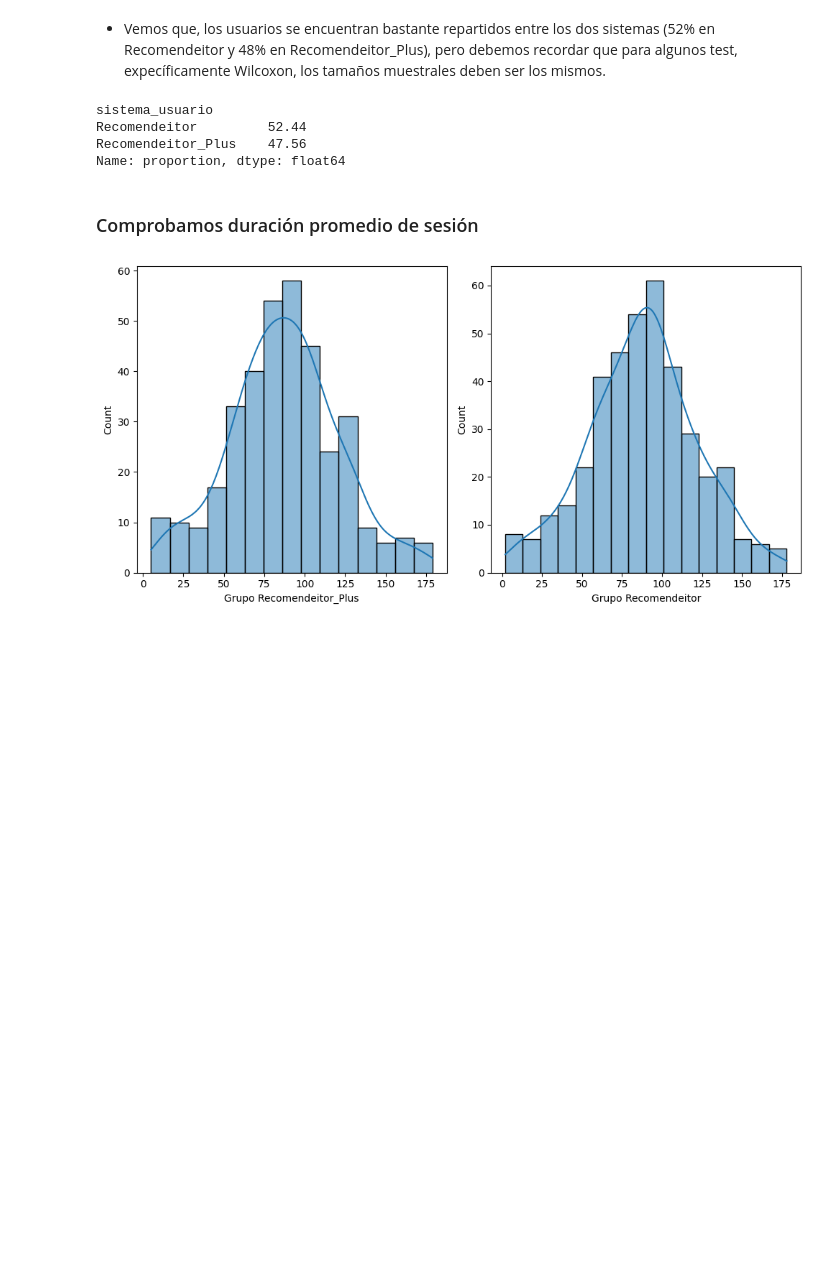
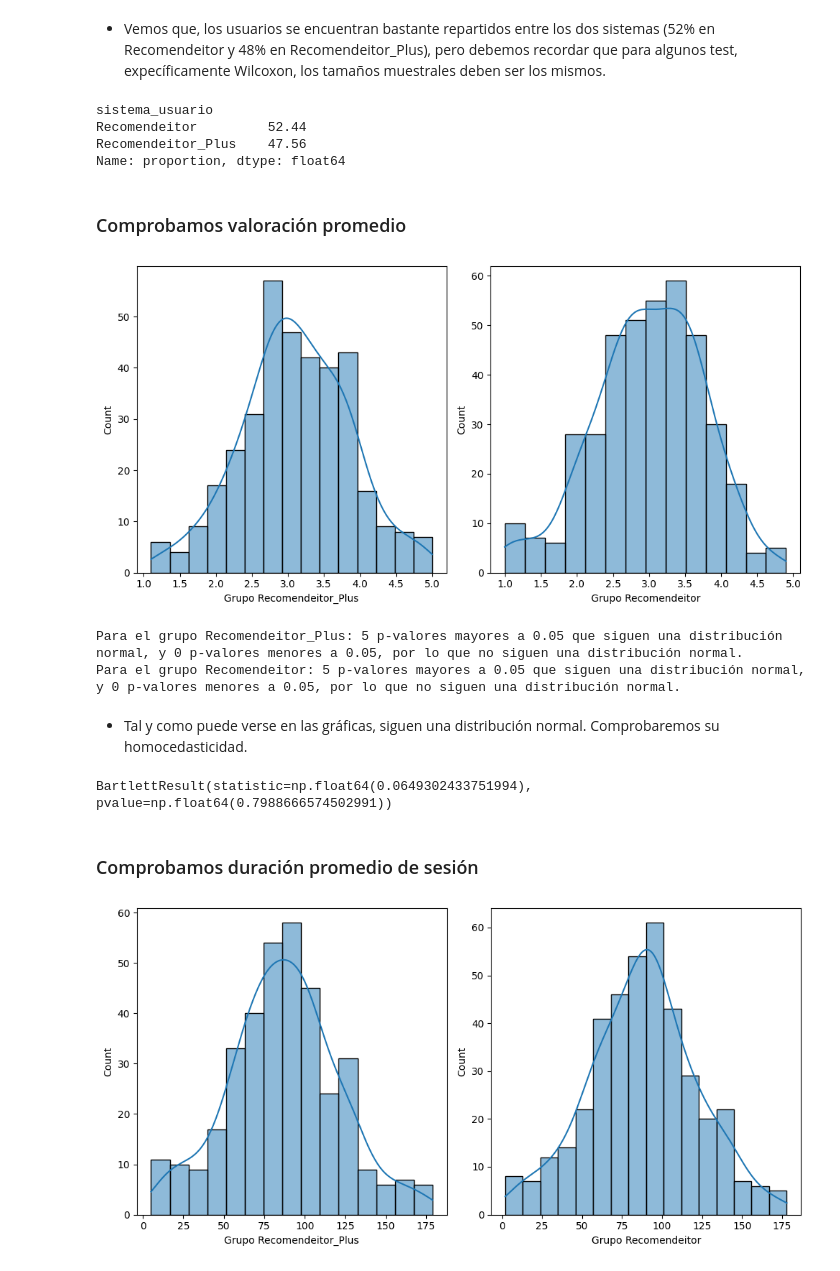
Before and after one commit to davfranco1/Proyecto6-AB-Testing-Streaming, a Jupyter notebook: notebooks/1_QueriesVisualizaciónAnálisis.ipynb, the cells around one changed output. Cells and saved outputs as stored; diff of their text form; code cells hidden in the pictures; blank space fills up the shorter version.

```diff
--- a/notebooks/1_QueriesVisualizaciónAnálisis.ipynb
+++ b/notebooks/1_QueriesVisualizaciónAnálisis.ipynb
@@ -209,6 +209,23 @@ sistema_usuario
 Recomendeitor         52.44
 Recomendeitor_Plus    47.56
 Name: proportion, dtype: float64
+# %% [markdown]
+### Comprobamos valoración promedio
+# %%
+sf.histogramas_homocedasticidad(df_users, "sistema_usuario", "avg_valoracion")
+# %% [output]
+[figure, added]
+# %%
+sf.iteraciones_normalidad(df_users, "sistema_usuario", "avg_valoracion")
+# %% [output]
+Para el grupo Recomendeitor_Plus: 5 p-valores mayores a 0.05 que siguen una distribución normal, y 0 p-valores menores a 0.05, por lo que no siguen una distribución normal.
+Para el grupo Recomendeitor: 5 p-valores mayores a 0.05 que siguen una distribución normal, y 0 p-valores menores a 0.05, por lo que no siguen una distribución normal.
+# %% [markdown]
+- Tal y como puede verse en las gráficas, siguen una distribución normal. Comprobaremos su homocedasticidad.
+# %%
+sf.test_homocedasticidad(df_users, "sistema_usuario", "avg_valoracion", "barlett")
+# %% [output]
+BartlettResult(statistic=np.float64(0.0649302433751994), pvalue=np.float64(0.7988666574502991))
 # %% [markdown]
 ### Comprobamos duración promedio de sesión
 # %%
```
Also changed, not shown: parts of 4 cells of this notebook, 3 other files.
